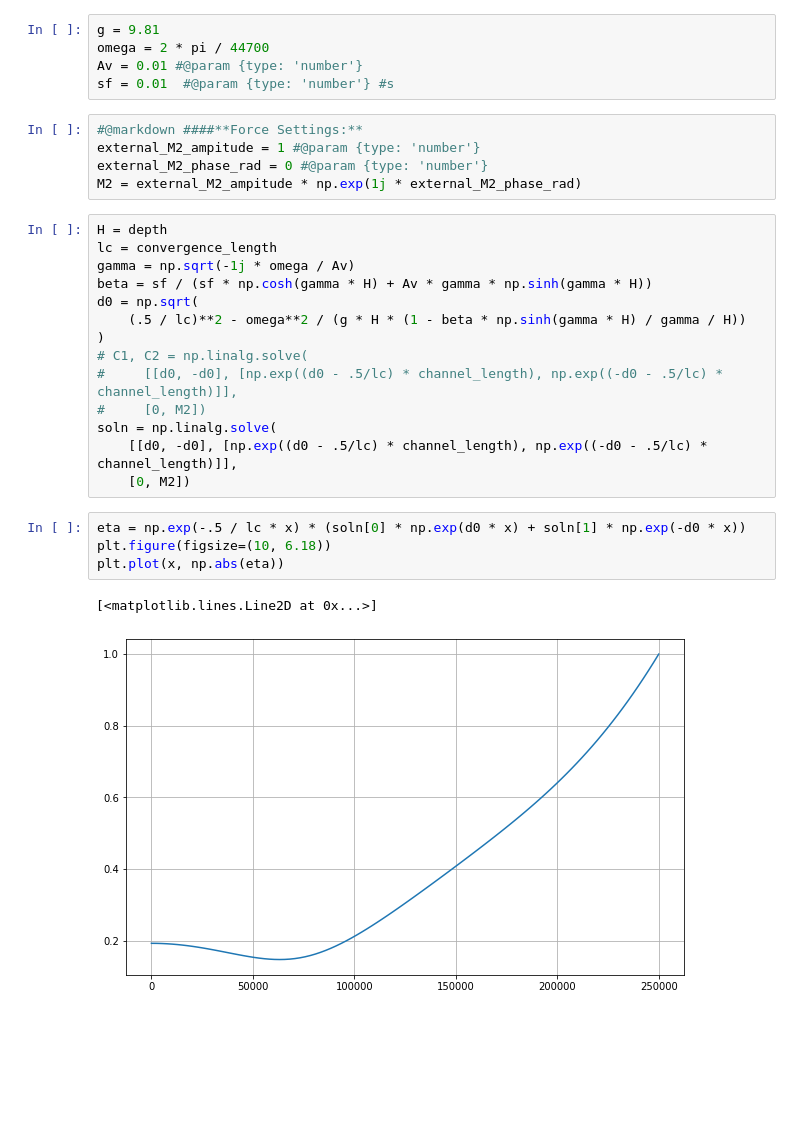
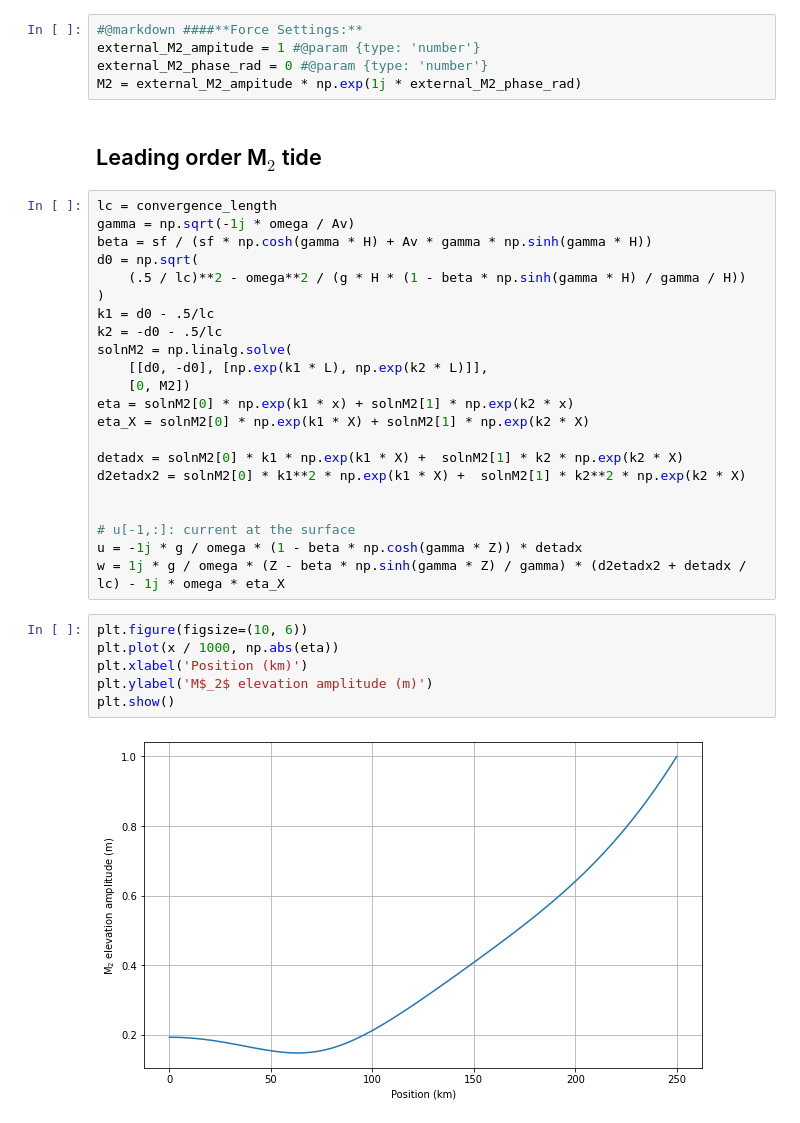
Before and after one commit to JinyangWang27/singleChannel2DV, a Jupyter notebook: singleChannel2DV.ipynb, the cells around one changed output. Drawn from its saved outputs; the diff is of its cells as text; blank space fills up the shorter version.

```diff
--- a/singleChannel2DV.ipynb
+++ b/singleChannel2DV.ipynb
@@ -23,34 +58,40 @@ B = width_at_sea * np.exp((x - channel_length) / convergence_length)
-# %%
-g = 9.81
-omega = 2 * pi / 44700
-Av = 0.01 #@param {type: 'number'}
-sf = 0.01  #@param {type: 'number'} #s
 # %%
 #@markdown ####**Force Settings:**
 external_M2_ampitude = 1 #@param {type: 'number'}
 external_M2_phase_rad = 0 #@param {type: 'number'}
 M2 = external_M2_ampitude * np.exp(1j * external_M2_phase_rad)
+# %% [markdown]
+## Leading order M$_2$ tide
 # %%
-H = depth
 lc = convergence_length
 gamma = np.sqrt(-1j * omega / Av)
 beta = sf / (sf * np.cosh(gamma * H) + Av * gamma * np.sinh(gamma * H))
 d0 = np.sqrt(
     (.5 / lc)**2 - omega**2 / (g * H * (1 - beta * np.sinh(gamma * H) / gamma / H))
 )
-# C1, C2 = np.linalg.solve(
-#     [[d0, -d0], [np.exp((d0 - .5/lc) * channel_length), np.exp((-d0 - .5/lc) * channel_length)]],
-#     [0, M2])
-soln = np.linalg.solve(
-    [[d0, -d0], [np.exp((d0 - .5/lc) * channel_length), np.exp((-d0 - .5/lc) * channel_length)]],
+k1 = d0 - .5/lc
+k2 = -d0 - .5/lc
+solnM2 = np.linalg.solve(
+    [[d0, -d0], [np.exp(k1 * L), np.exp(k2 * L)]],
     [0, M2])
+eta = solnM2[0] * np.exp(k1 * x) + solnM2[1] * np.exp(k2 * x)
+eta_X = solnM2[0] * np.exp(k1 * X) + solnM2[1] * np.exp(k2 * X)
+
+detadx = solnM2[0] * k1 * np.exp(k1 * X) +  solnM2[1] * k2 * np.exp(k2 * X)
+d2etadx2 = solnM2[0] * k1**2 * np.exp(k1 * X) +  solnM2[1] * k2**2 * np.exp(k2 * X)
+
+
+# u[-1,:]: current at the surface
+u = -1j * g / omega * (1 - beta * np.cosh(gamma * Z)) * detadx
+w = 1j * g / omega * (Z - beta * np.sinh(gamma * Z) / gamma) * (d2etadx2 + detadx / lc) - 1j * omega * eta_X
-# %%
-eta = np.exp(-.5 / lc * x) * (soln[0] * np.exp(d0 * x) + soln[1] * np.exp(-d0 * x))
-plt.figure(figsize=(10, 6.18))
-plt.plot(x, np.abs(eta))
-# %% [output]
-[<matplotlib.lines.Line2D at 0x...>]
-[figure, removed]
+# %%
+plt.figure(figsize=(10, 6))
+plt.plot(x / 1000, np.abs(eta))
+plt.xlabel('Position (km)')
+plt.ylabel('M$_2$ elevation amplitude (m)')
+plt.show()
+# %% [output]
+[figure, added]
 # %%
 u = -1j * g / omega * (1 - beta * np.cosh(gamma * Z)) * np.exp(-.5 / lc * X) * (d0 * soln[0] * np.exp(d0 * X) - d0 * soln[1] * np.exp(-d0 * X))
 plt.figure(figsize=(10, 6.18))
```
Also changed, not shown: parts of 14 cells of this notebook.
